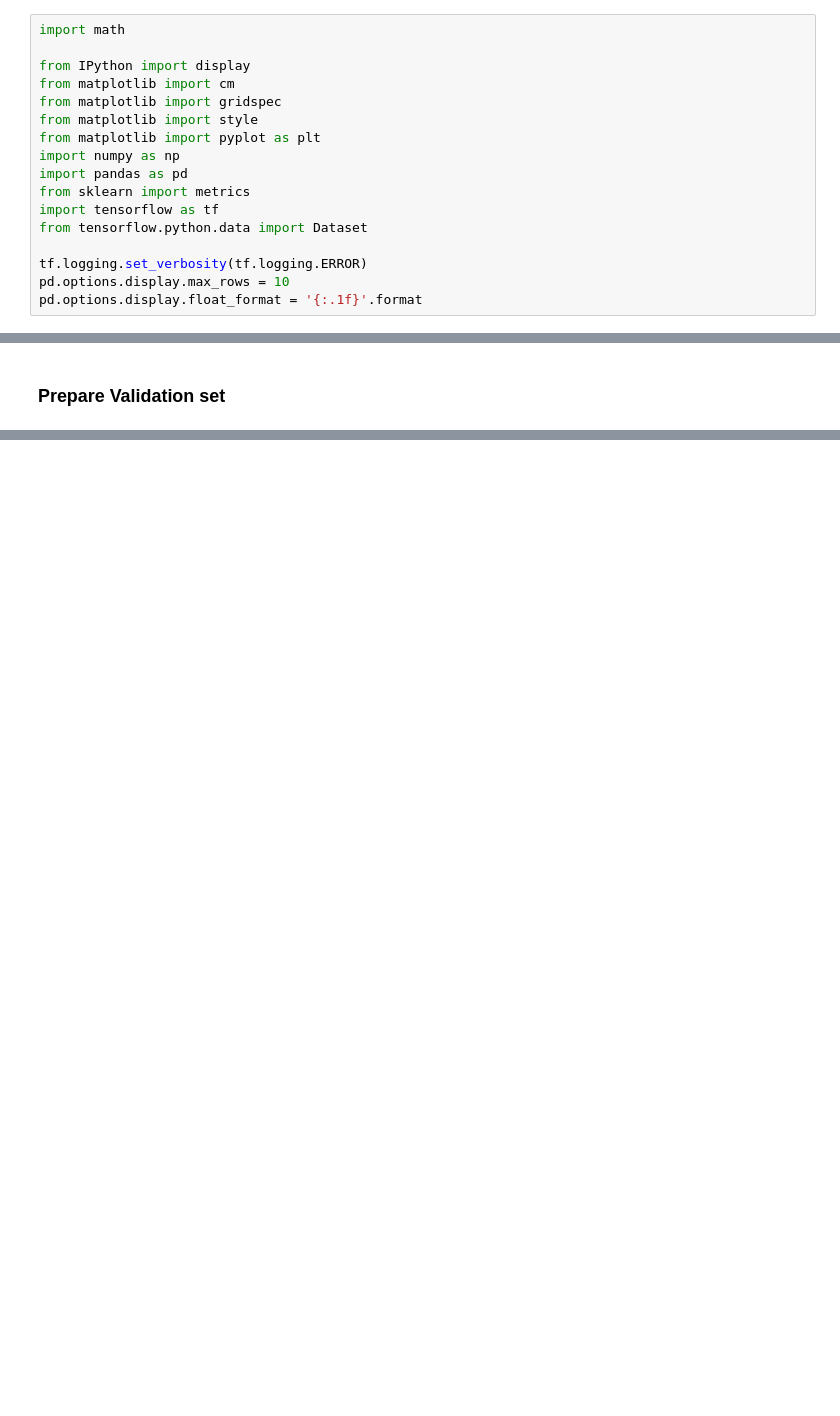
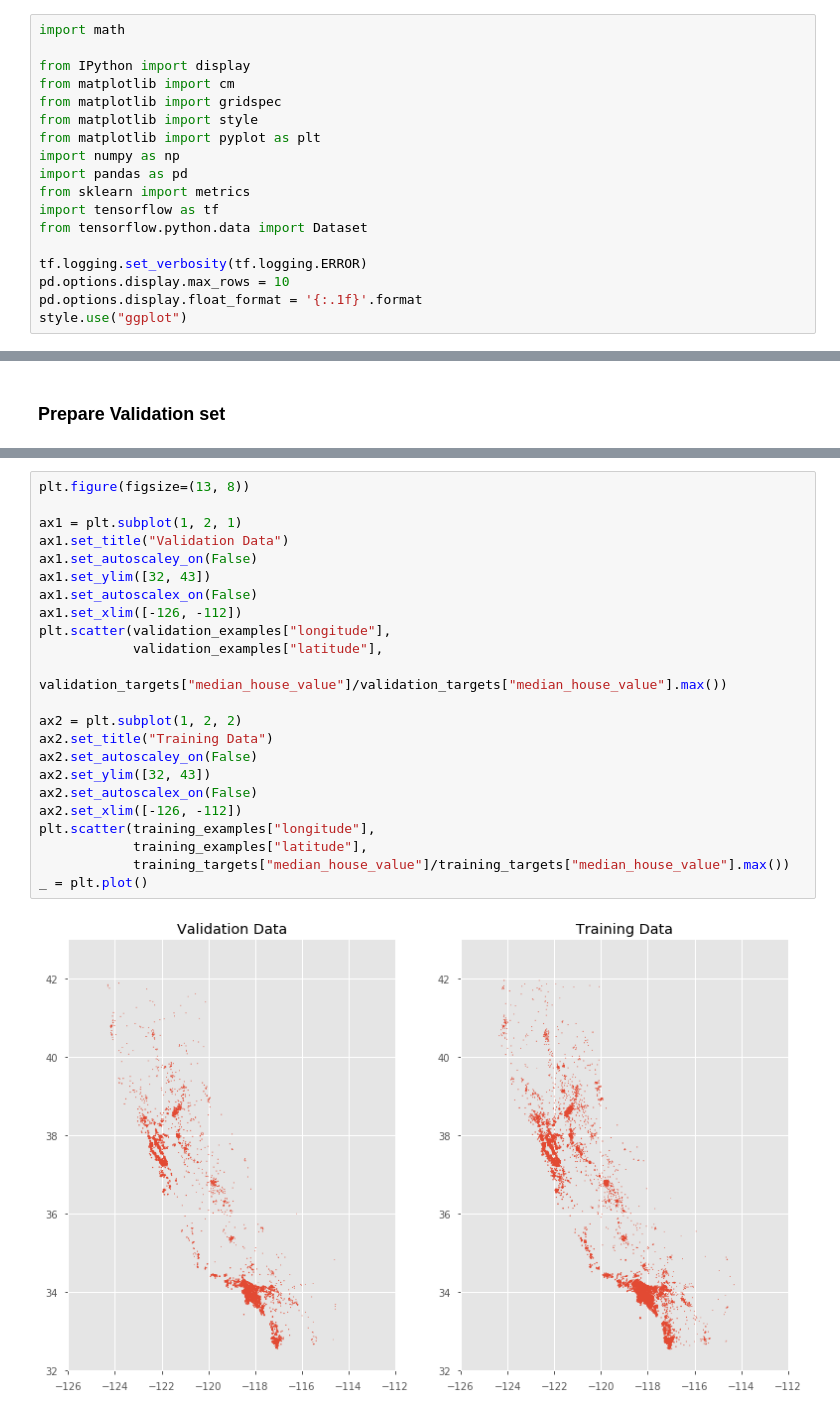
Before and after one commit to acesaif/ml_crash_course, a Jupyter notebook: validation/ml_validation.ipynb, the cells around one changed output, grey strips where cells are left out. Drawn from its saved outputs; the diff is of its cells as text; blank space fills up the shorter version.

```diff
--- a/validation/ml_validation.ipynb
+++ b/validation/ml_validation.ipynb
@@ -17,4 +17,5 @@ from tensorflow.python.data import Dataset
 tf.logging.set_verbosity(tf.logging.ERROR)
 pd.options.display.max_rows = 10
 pd.options.display.float_format = '{:.1f}'.format
+style.use("ggplot")
 # %% [markdown]
@@ -119,0 +136,25 @@ validation_targets.describe()
+# %%
+plt.figure(figsize=(13, 8))
+
+ax1 = plt.subplot(1, 2, 1)
+ax1.set_title("Validation Data")
+ax1.set_autoscaley_on(False)
+ax1.set_ylim([32, 43])
+ax1.set_autoscalex_on(False)
+ax1.set_xlim([-126, -112])
+plt.scatter(validation_examples["longitude"],
+            validation_examples["latitude"],
+            validation_targets["median_house_value"]/validation_targets["median_house_value"].max())
+
+ax2 = plt.subplot(1, 2, 2)
+ax2.set_title("Training Data")
+ax2.set_autoscaley_on(False)
+ax2.set_ylim([32, 43])
+ax2.set_autoscalex_on(False)
+ax2.set_xlim([-126, -112])
+plt.scatter(training_examples["longitude"],
+            training_examples["latitude"],
+            training_targets["median_house_value"]/training_targets["median_house_value"].max())
+_ = plt.plot()
+# %% [output]
+[figure, added]
```
Also changed, not shown: parts of 10 cells of this notebook.
